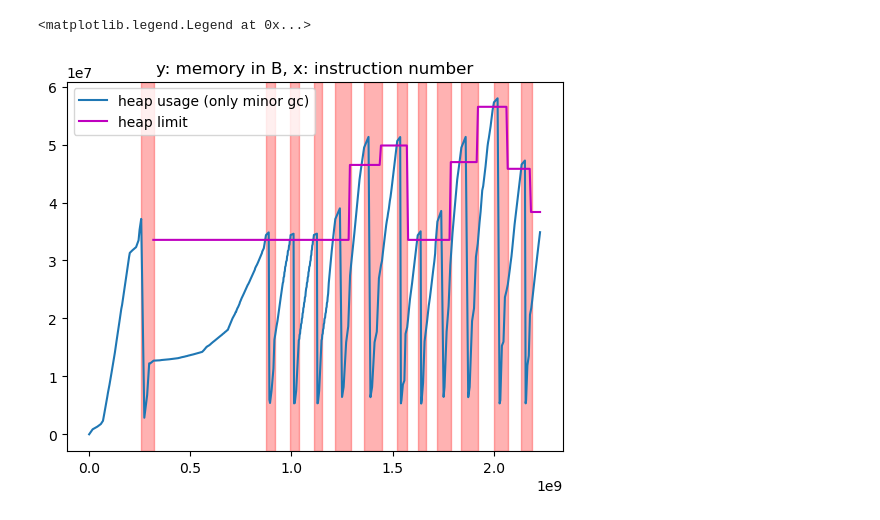
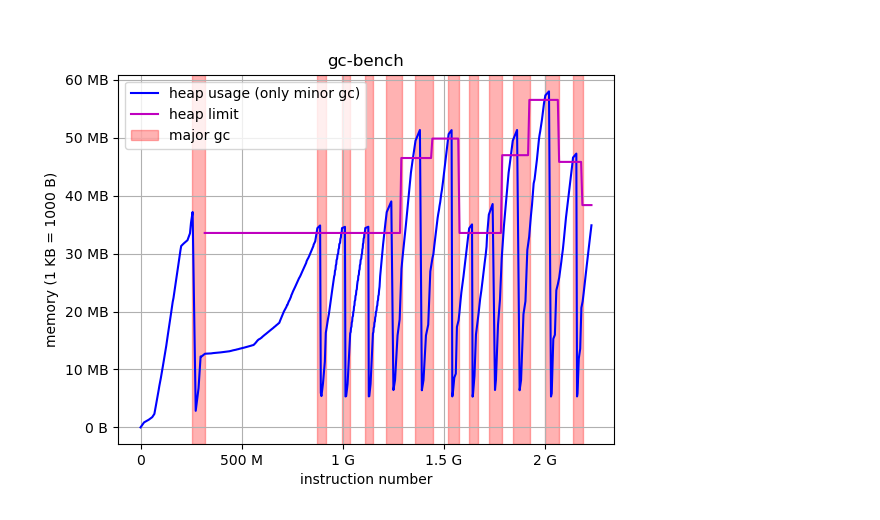
Before and after one commit to enisik/Bachelorarbeit-Skripte, a Jupyter notebook: plots.ipynb, the cells around one changed output. Drawn from its saved outputs; the diff is of its cells as text; code cells hidden in the pictures.

Commit message:
refactored and improved plot

```diff
--- a/plots.ipynb
+++ b/plots.ipynb
@@ -5,5 +64,6 @@ import numpy as np
 # %%
-events = get_events_from("logs/gcbench")
-minor = [event for event in events if event["task"] == "gc-minor"]
-major = [event for event in events if event["task"] == "gc-collect-step"]
-both = [event for event in events if event["task"] == "gc-minor" or event["task"] == "gc-collect-step"]
+gcbench_events = get_events_from("logs/gcbench")
+#minor = [event for event in gcbench_events if event["task"] == "gc-minor"]
+#major = [event for event in events if event["task"] == "gc-collect-step"]
+#both = [event for event in events if event["task"] == "gc-minor" or event["task"] == "gc-collect-step"]
+#plot_gc_time(gcbench_events)
@@ -48,10 +70,4 @@ yn = heap_limit(tn)
-# %%
-plt.plot(time_minor_start,memory_used, label="heap usage (only minor gc)")
-plt.plot(tn, yn, 'm', label="heap limit")
-for i in range(len(begin_major_gc)):
-    plt.axvspan(begin_major_gc[i], end_major_gc[i], alpha=0.3, color='red')
-plt.title("y: memory in B, x: instruction number")
-plt.legend()
-# %% [output]
-<matplotlib.legend.Legend at 0x...>
-[figure, removed]
+# %%
+plot_gc(gcbench_events)
+# %% [output]
+[figure, added]
```
Also changed, not shown: parts of 6 cells of this notebook.
